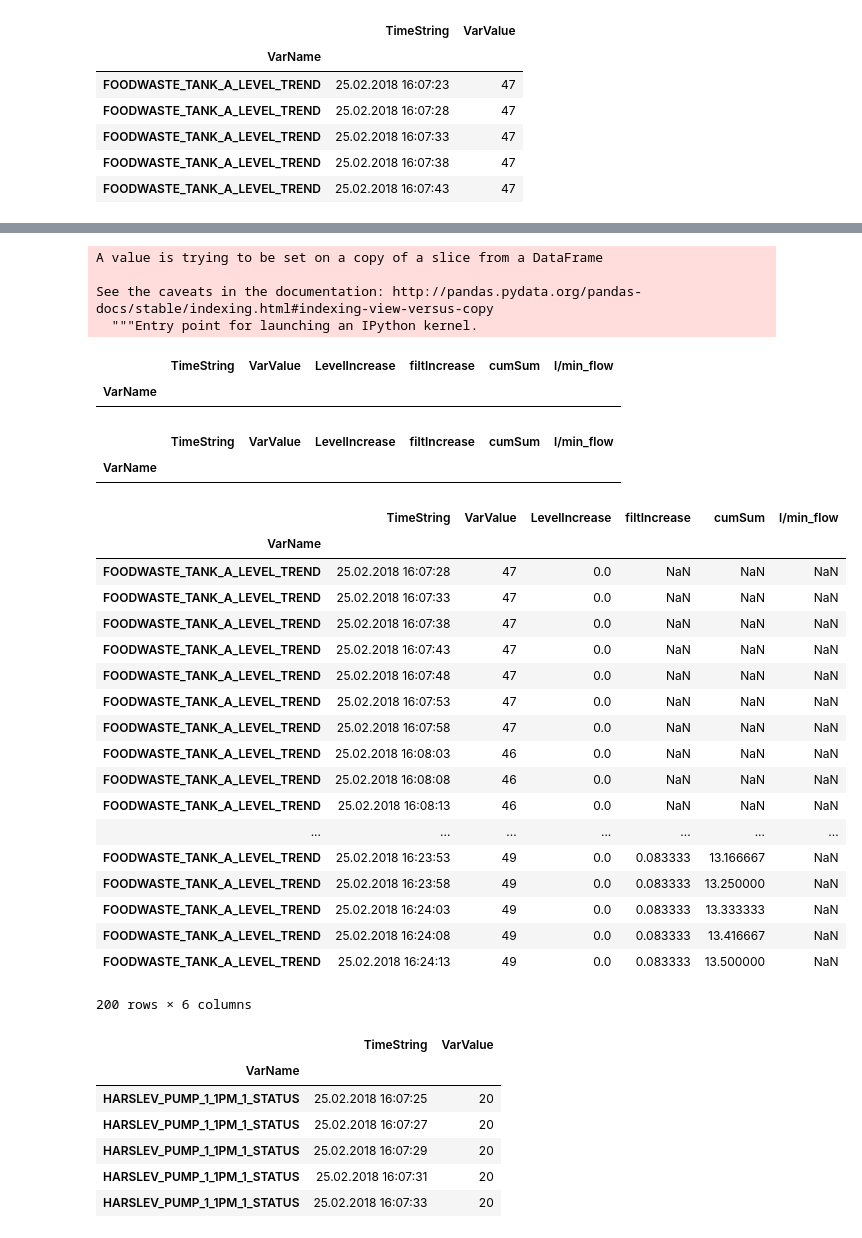
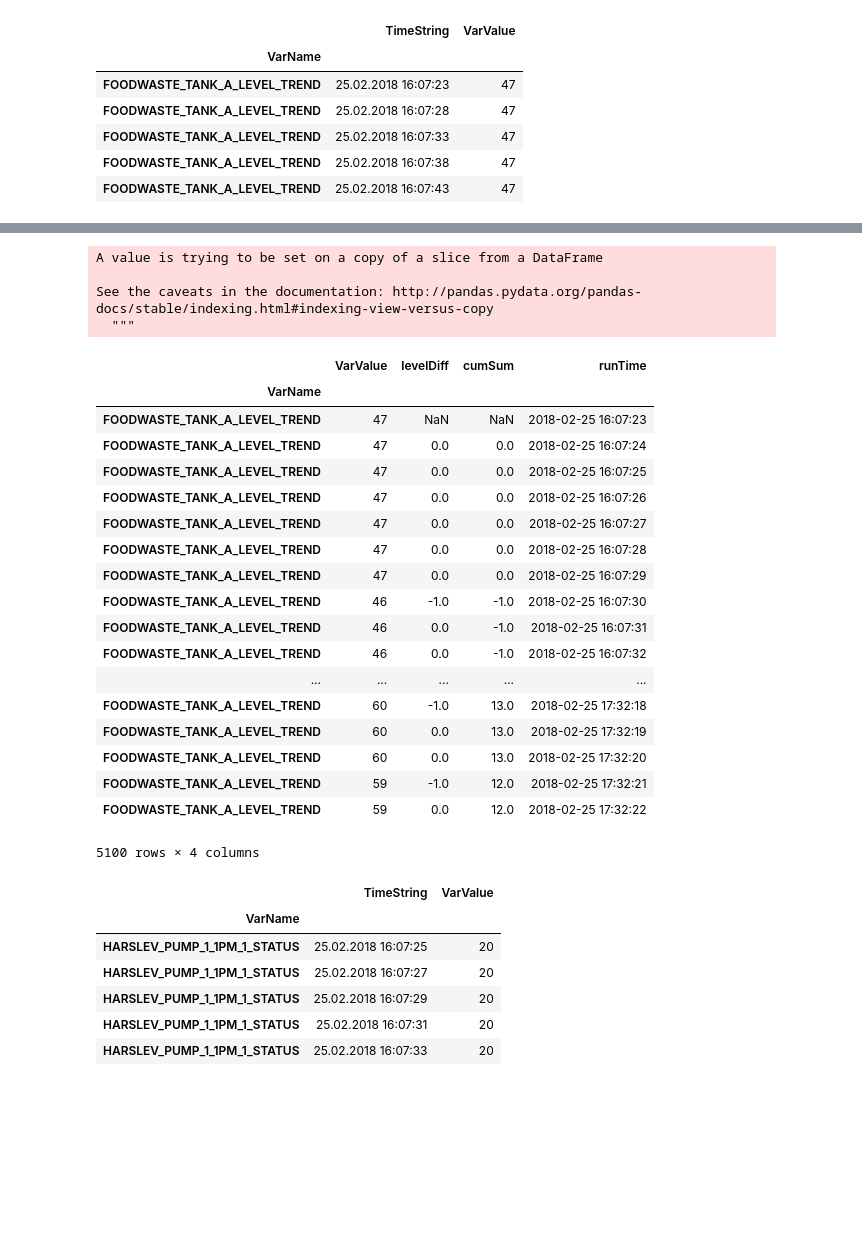
Before and after one commit to Jarzan/DiplomaInAIProject, a Jupyter notebook: ProjectDraft.ipynb, the cells around one changed output, grey strips where cells are left out. Saved outputs shown, nothing was run; the diff lists cells and outputs as text; code cells hidden in the pictures; blank space fills up the shorter version.

Commit message:
FW data calculated

```diff
--- a/ProjectDraft.ipynb
+++ b/ProjectDraft.ipynb
@@ -180,7 +191,3 @@ FWT1.head()
 | FOODWASTE_TANK_A_LEVEL_TREND | 25.02.2018 16:07:33 | 47 |
 | FOODWASTE_TANK_A_LEVEL_TREND | 25.02.2018 16:07:38 | 47 |
 | FOODWASTE_TANK_A_LEVEL_TREND | 25.02.2018 16:07:43 | 47 |
-# %%
-FWT1['LevelIncrease'] = FWT1.VarValue.diff()
-# %%
-FWT1.drop('Level increase', axis=1, inplace=True)
@@ -199,44 +208,39 @@ FWT1.head()
-# %%
-FWT1.LevelIncrease[FWT1.LevelIncrease<0] = 0
-# %% [output]
-A value is trying to be set on a copy of a slice from a DataFrame
-
-See the caveats in the documentation: http://pandas.pydata.org/pandas-docs/stable/indexing.html#indexing-view-versus-copy
-  """Entry point for launching an IPython kernel.
 # %%
-FWT1['filtIncrease'] = FWT1['LevelIncrease'].rolling(12).mean()
-FWT1['cumSum'] = FWT1['filtIncrease'].cumsum()
-FWT1['l/min_flow'] = FWT1.diff(axis=1, periods=12)
+# FWT1['meanLevel'] = FWT1['VarValue'].rolling(12).mean()
+# FWT1.LevelIncrease[FWT1.LevelIncrease<0] = 0
+FWT1['levelDiff'] = FWT1['VarValue'].diff()
+FWT1['cumSum'] = FWT1['levelDiff'].cumsum()
+FWT1.levelDiff[FWT1.levelDiff<-1] = 0
+# FWT1['l/min_flow'] = FWT1.diff(axis=1, periods=12)
+# FWT1.drop('meanLevel', axis=1, inplace=True)
+# FWT1.drop('meanInc', axis=1, inplace=True)
 # %% [output]
-|  | TimeString | VarValue | LevelIncrease | filtIncrease | cumSum | l/min_flow |
-| VarName |  |  |  |  |  |  |
+A value is trying to be set on a copy of a slice from a DataFrame
+
+See the caveats in the documentation: http://pandas.pydata.org/pandas-docs/stable/indexing.html#indexing-view-versus-copy
+  """
-# %%
-FWT1.dropna()
-# %% [output]
-|  | TimeString | VarValue | LevelIncrease | filtIncrease | cumSum | l/min_flow |
-| VarName |  |  |  |  |  |  |
 # %%
-FWT1.head(200)
+FWT1.head(5100)
 # %% [output]
-|  | TimeString | VarValue | LevelIncrease | filtIncrease | cumSum | l/min_flow |
-| VarName |  |  |  |  |  |  |
-| FOODWASTE_TANK_A_LEVEL_TREND | 25.02.2018 16:07:28 | 47 | 0.0 | NaN | NaN | NaN |
-| FOODWASTE_TANK_A_LEVEL_TREND | 25.02.2018 16:07:33 | 47 | 0.0 | NaN | NaN | NaN |
-| FOODWASTE_TANK_A_LEVEL_TREND | 25.02.2018 16:07:38 | 47 | 0.0 | NaN | NaN | NaN |
-| FOODWASTE_TANK_A_LEVEL_TREND | 25.02.2018 16:07:43 | 47 | 0.0 | NaN | NaN | NaN |
-| FOODWASTE_TANK_A_LEVEL_TREND | 25.02.2018 16:07:48 | 47 | 0.0 | NaN | NaN | NaN |
-| FOODWASTE_TANK_A_LEVEL_TREND | 25.02.2018 16:07:53 | 47 | 0.0 | NaN | NaN | NaN |
-| FOODWASTE_TANK_A_LEVEL_TREND | 25.02.2018 16:07:58 | 47 | 0.0 | NaN | NaN | NaN |
-| FOODWASTE_TANK_A_LEVEL_TREND | 25.02.2018 16:08:03 | 46 | 0.0 | NaN | NaN | NaN |
-| FOODWASTE_TANK_A_LEVEL_TREND | 25.02.2018 16:08:08 | 46 | 0.0 | NaN | NaN | NaN |
-| FOODWASTE_TANK_A_LEVEL_TREND | 25.02.2018 16:08:13 | 46 | 0.0 | NaN | NaN | NaN |
-| ... | ... | ... | ... | ... | ... | ... |
-| FOODWASTE_TANK_A_LEVEL_TREND | 25.02.2018 16:23:53 | 49 | 0.0 | 0.083333 | 13.166667 | NaN |
-| FOODWASTE_TANK_A_LEVEL_TREND | 25.02.2018 16:23:58 | 49 | 0.0 | 0.083333 | 13.250000 | NaN |
-| FOODWASTE_TANK_A_LEVEL_TREND | 25.02.2018 16:24:03 | 49 | 0.0 | 0.083333 | 13.333333 | NaN |
-| FOODWASTE_TANK_A_LEVEL_TREND | 25.02.2018 16:24:08 | 49 | 0.0 | 0.083333 | 13.416667 | NaN |
-| FOODWASTE_TANK_A_LEVEL_TREND | 25.02.2018 16:24:13 | 49 | 0.0 | 0.083333 | 13.500000 | NaN |
+|  | VarValue | levelDiff | cumSum | runTime |
+| VarName |  |  |  |  |
+| FOODWASTE_TANK_A_LEVEL_TREND | 47 | NaN | NaN | 2018-02-25 16:07:23 |
+| FOODWASTE_TANK_A_LEVEL_TREND | 47 | 0.0 | 0.0 | 2018-02-25 16:07:24 |
+| FOODWASTE_TANK_A_LEVEL_TREND | 47 | 0.0 | 0.0 | 2018-02-25 16:07:25 |
+| FOODWASTE_TANK_A_LEVEL_TREND | 47 | 0.0 | 0.0 | 2018-02-25 16:07:26 |
+| FOODWASTE_TANK_A_LEVEL_TREND | 47 | 0.0 | 0.0 | 2018-02-25 16:07:27 |
+| FOODWASTE_TANK_A_LEVEL_TREND | 47 | 0.0 | 0.0 | 2018-02-25 16:07:28 |
+| FOODWASTE_TANK_A_LEVEL_TREND | 47 | 0.0 | 0.0 | 2018-02-25 16:07:29 |
+| FOODWASTE_TANK_A_LEVEL_TREND | 46 | -1.0 | -1.0 | 2018-02-25 16:07:30 |
+| FOODWASTE_TANK_A_LEVEL_TREND | 46 | 0.0 | -1.0 | 2018-02-25 16:07:31 |
+| FOODWASTE_TANK_A_LEVEL_TREND | 46 | 0.0 | -1.0 | 2018-02-25 16:07:32 |
+| ... | ... | ... | ... | ... |
+| FOODWASTE_TANK_A_LEVEL_TREND | 60 | -1.0 | 13.0 | 2018-02-25 17:32:18 |
+| FOODWASTE_TANK_A_LEVEL_TREND | 60 | 0.0 | 13.0 | 2018-02-25 17:32:19 |
+| FOODWASTE_TANK_A_LEVEL_TREND | 60 | 0.0 | 13.0 | 2018-02-25 17:32:20 |
+| FOODWASTE_TANK_A_LEVEL_TREND | 59 | -1.0 | 12.0 | 2018-02-25 17:32:21 |
+| FOODWASTE_TANK_A_LEVEL_TREND | 59 | 0.0 | 12.0 | 2018-02-25 17:32:22 |
-200 rows × 6 columns
+5100 rows × 4 columns
 # %%
 FWSflow1.head()
 # %% [output]
```
Also changed, not shown: parts of 8 cells of this notebook.
